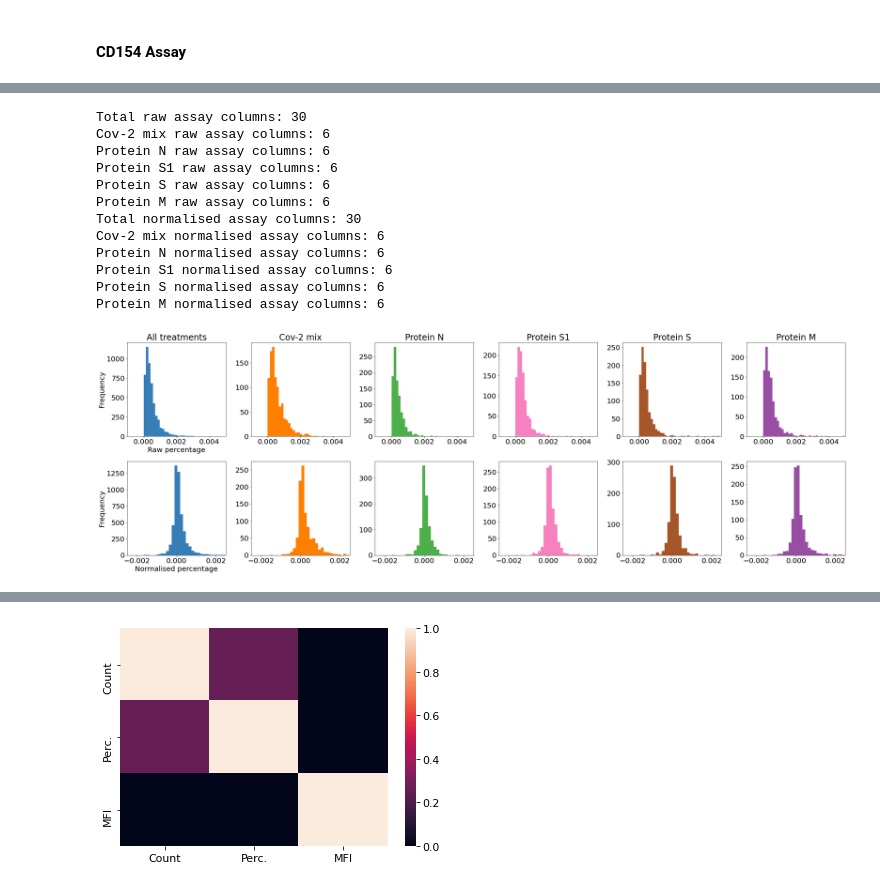
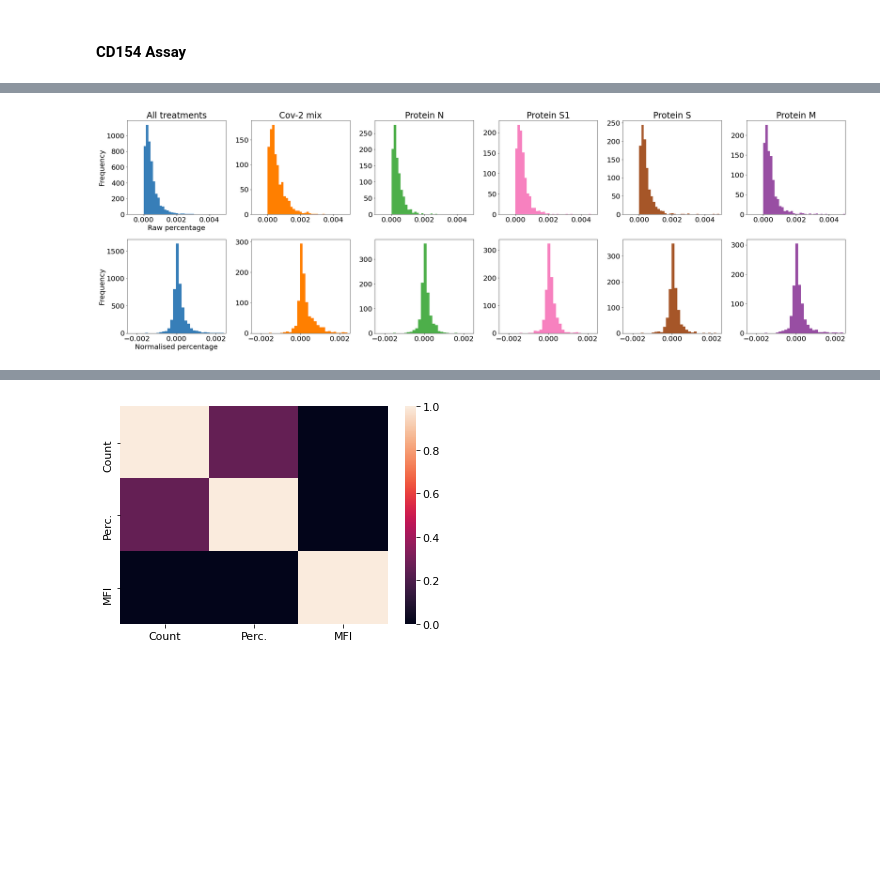
Before and after one commit to i6092467/t-cells-response-sars-cov-2, a Jupyter notebook: diagnostics.ipynb, the cells around one changed output, grey strips where cells are left out. Drawn from its saved outputs; the diff is of its cells as text; code cells hidden in the pictures; blank space fills up the shorter version.

```diff
--- a/diagnostics.ipynb
+++ b/diagnostics.ipynb
@@ -53,7 +53,7 @@ def specificity(y_true, y_pred):
 # %%
 # Load the data
 # NB: low_memory=False is needed to deal with mixed type variables
-df = read_csv(filepath_or_buffer="CoV-ETH_190721_to_JV_190721.csv", low_memory=False)
+df = read_csv(filepath_or_buffer='data/CoV-ETH_data_v220117.csv', low_memory=False)
 
 # Inclusion criteria:
 included = np.logical_or(df['Proband_in_miltenyi_positive_negative_consolidated'].values == 'positive',
@@ -351,23 +233,11 @@ Protein M normalised assay columns: 6
 # %%
 # CD154 percentages
 plot_hist_assay_by_tretament(rdata=rdata, rdata_cols=rdata_cols, ndata=ndata, ndata_cols=ndata_cols,
                              assay='CD154', dtype='perc', dtype_name='percentage',
                              bins=400, alpha=1.0, nrange=[-0.0025, 0.0025], rrange=[-0.001, 0.005],
-                             savedir='hist_perc_CD154.png')
+                             savedir='figures/hist_perc_CD154.png')
 # %% [output]
-Total raw assay columns: 30
-Cov-2 mix raw assay columns: 6
-Protein N raw assay columns: 6
-Protein S1 raw assay columns: 6
-Protein S raw assay columns: 6
-Protein M raw assay columns: 6
-Total normalised assay columns: 30
-Cov-2 mix normalised assay columns: 6
-Protein N normalised assay columns: 6
-Protein S1 normalised assay columns: 6
-Protein S normalised assay columns: 6
-Protein M normalised assay columns: 6
-[figure, old version]
+[figure, new version]
 # %%
 # CD154 MFI
 ndata_mfi, ndata_mfi_cols = construct_mfi_df(df_included, scale=False)
```
Also changed, not shown: parts of 29 cells of this notebook, 2 other files.
